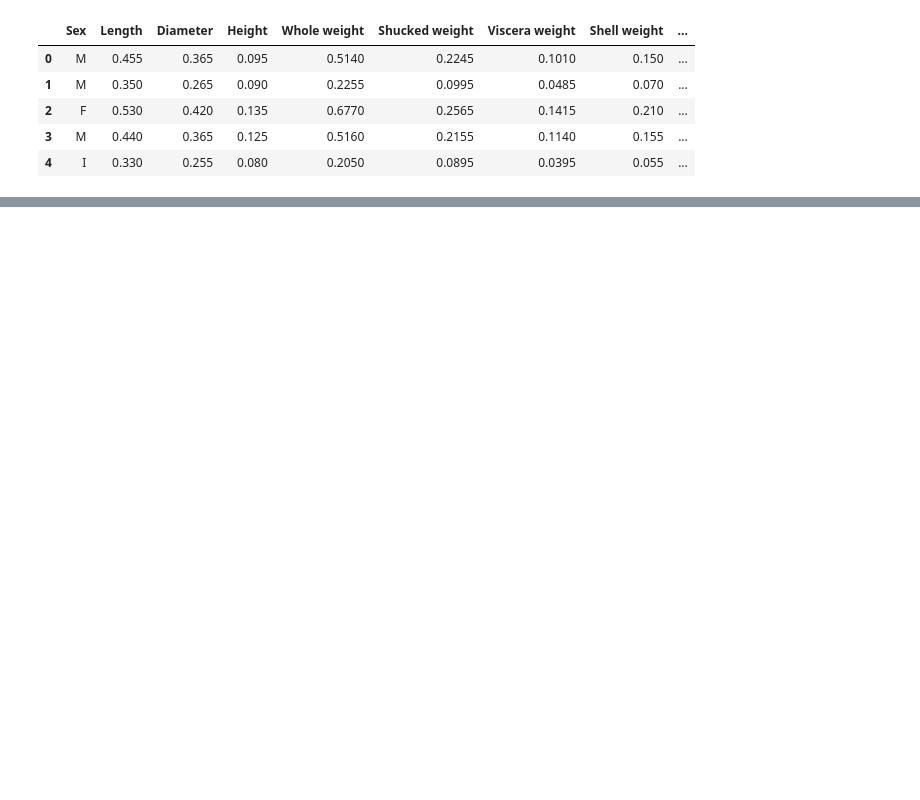
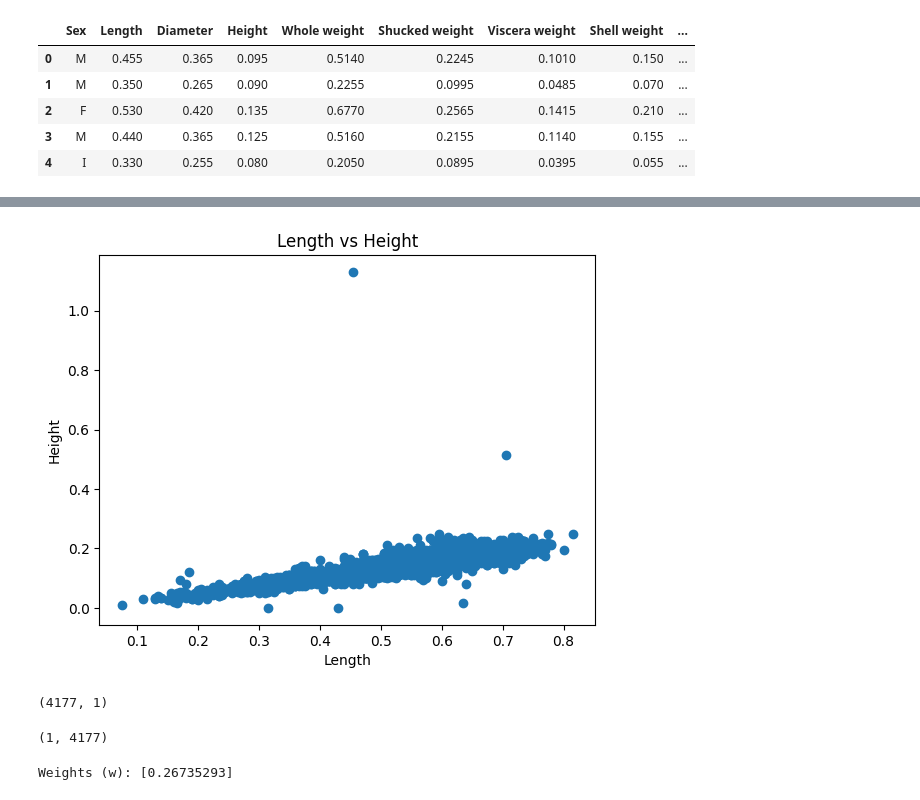
Before and after one commit to farhadspy/Machine-Learning, a Jupyter notebook: abalone.ipynb, the cells around one changed output, grey strips where cells are left out. Saved outputs shown, nothing was run; the diff lists cells and outputs as text; code cells hidden in the pictures; blank space fills up the shorter version.

```diff
--- a/abalone.ipynb
+++ b/abalone.ipynb
@@ -19,0 +23,3 @@ plt.show()
+# %%
+data["Sex"] = data["Sex"].replace(["F", "M", "I"],[0, 1, 2])
+data["Sex"]
@@ -19,0 +53,8 @@ plt.show()
+# %%
+plt.scatter(data['Length'], data['Height'])
+plt.title("Length vs Height")
+plt.xlabel('Length')
+plt.ylabel('Height')
+plt.show()
+# %% [output]
+[figure, added]
@@ -19,0 +66,8 @@ plt.show()
+# %%
+X_train.shape
+# %% [output]
+(4177, 1)
+# %%
+X_train.T.shape
+# %% [output]
+(1, 4177)
@@ -19,0 +88,7 @@ plt.show()
+# %%
+# آموزش مدل
+model = LLS()
+w = model.fit(X_train, Y_train)
+print("Weights (w):", w)
+# %% [output]
+Weights (w): [0.26735293]
```
Also changed, not shown: parts of 9 cells of this notebook.
